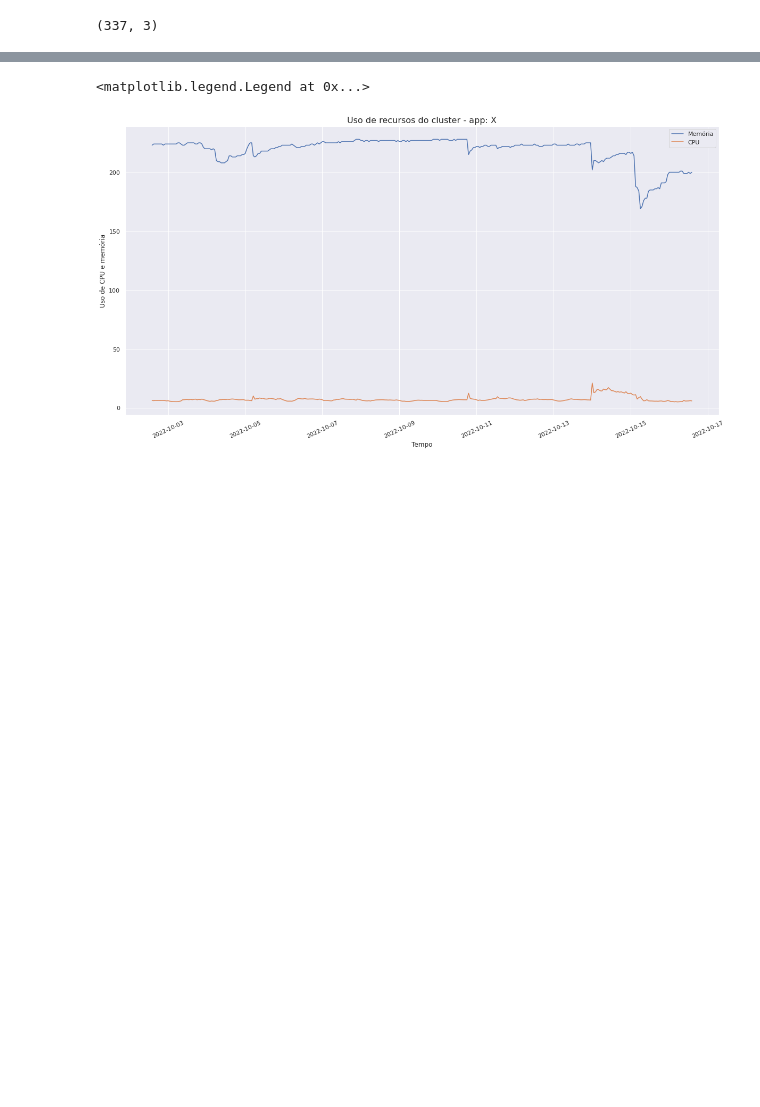
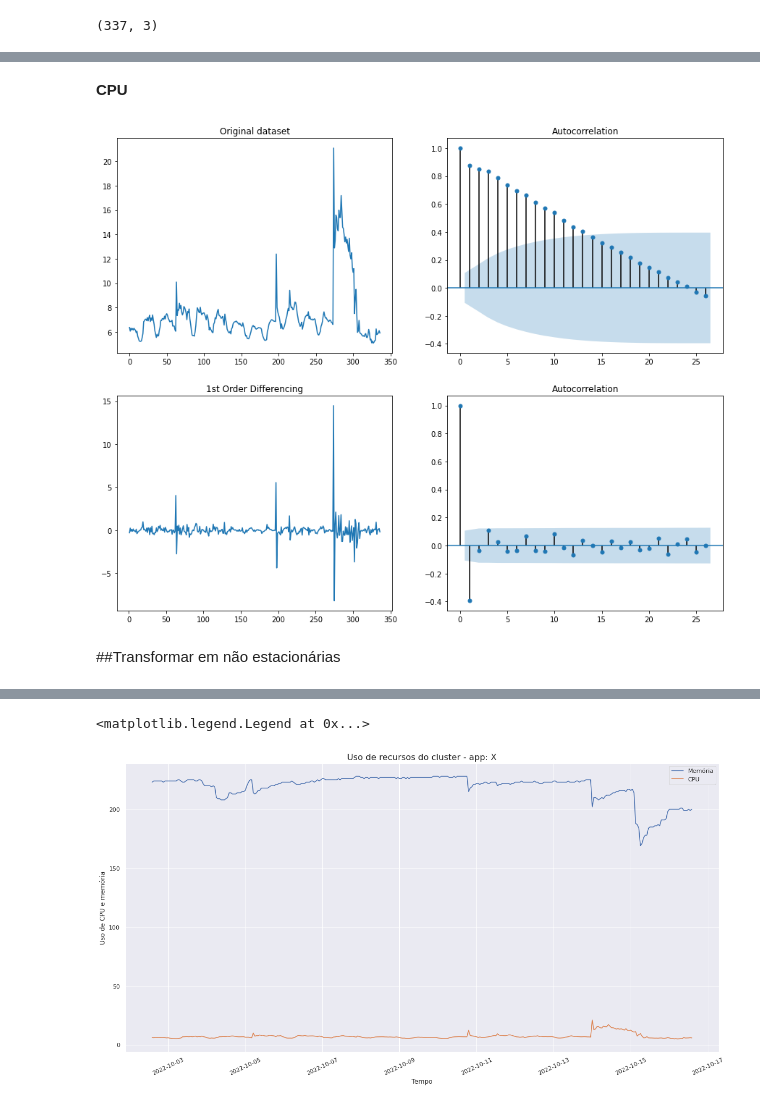
Before and after one commit to edgleuma-abreu/IGTI, a Jupyter notebook: Projeto_Aplicado_v2.ipynb, the cells around one changed output, grey strips where cells are left out. Drawn from its saved outputs; the diff is of its cells as text; code cells hidden in the pictures; blank space fills up the shorter version.

```diff
--- a/Projeto_Aplicado_v2.ipynb
+++ b/Projeto_Aplicado_v2.ipynb
@@ -108,0 +279,19 @@ df.index = df[["datahora"]].apply(pd.to_datetime, format="%d/%m/%y %H:%M")
+# %% [markdown]
+**CPU**
+# %%
+from statsmodels.graphics.tsaplots import plot_acf, plot_pacf
+
+# Original data set plot
+fig, axes = plt.subplots(2, 2, figsize=(15, 12))
+axes[0, 0].plot(df_cpu['cpu_usage']); axes[0, 0].set_title('Original dataset')
+plot_acf(df_cpu['cpu_usage'], ax=axes[0, 1])
+
+# First order differencing
+axes[1, 0].plot(df_cpu['cpu_usage'].diff()); axes[1, 0].set_title('1st Order Differencing')
+plot_acf(df_cpu['cpu_usage'].diff().dropna(), ax=axes[1, 1])
+
+plt.show()
+# %% [output]
+[figure, added]
+# %% [markdown]
+##Transformar em não estacionárias
```
Also changed, not shown: parts of 68 cells of this notebook.
